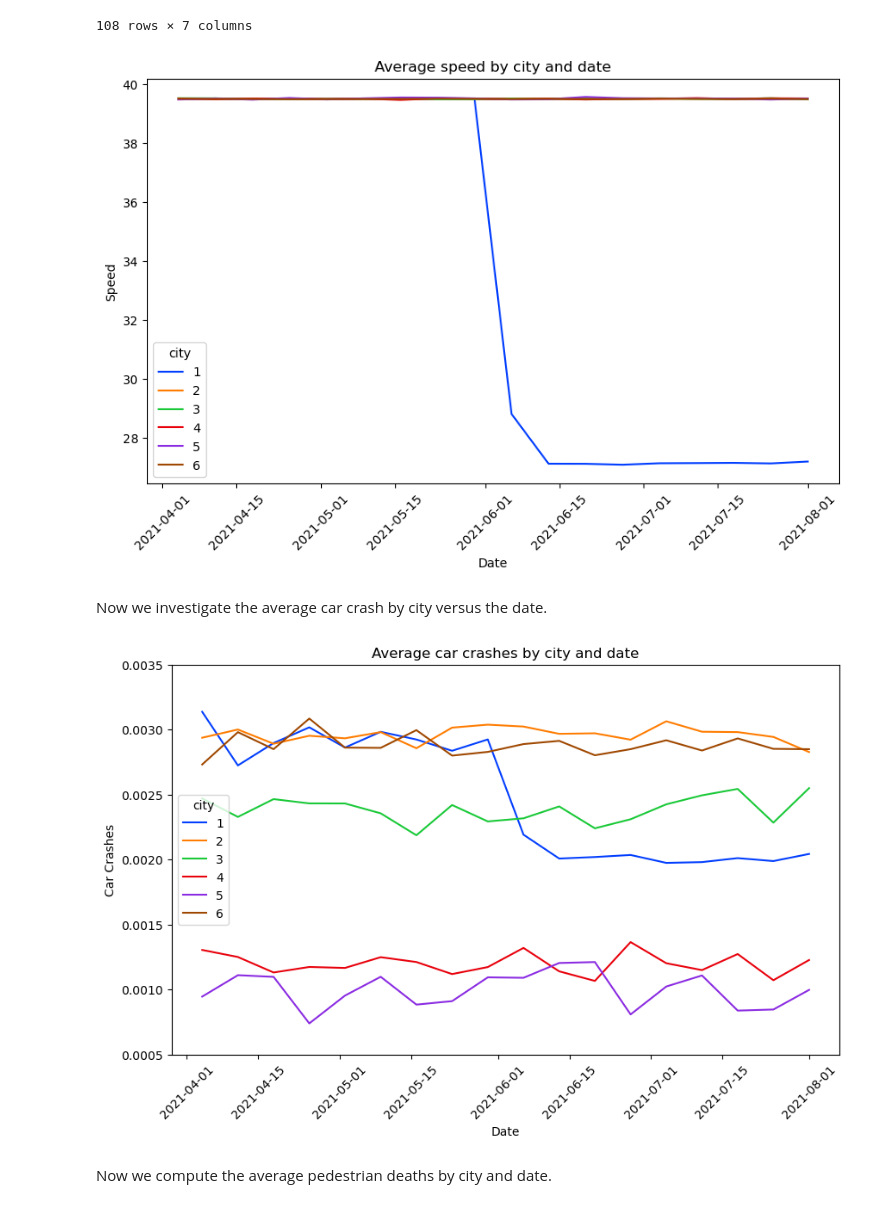
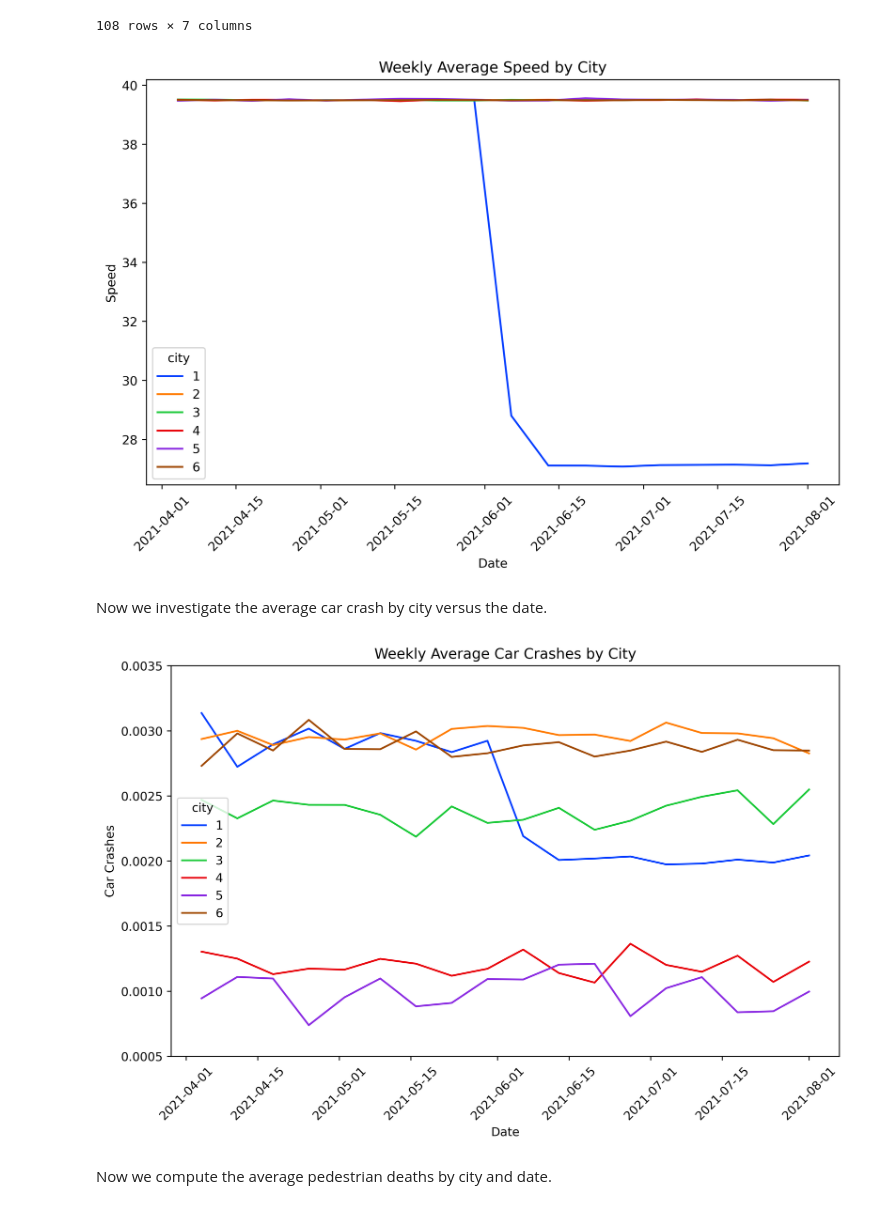
Before and after one commit to leonardohannas/MODS206_TelecomParis, a Jupyter notebook: notebook.ipynb, the cells around one changed output. Saved outputs shown, nothing was run; the diff lists cells and outputs as text; code cells hidden in the pictures.

```diff
--- a/notebook.ipynb
+++ b/notebook.ipynb
@@ -254,30 +261,30 @@ cities_df
 108 rows × 7 columns
 # %%
 speed_cities = cities_df.copy()
-plt.figure(figsize=(10, 6), dpi=100)
+plt.figure(figsize=(10, 6), dpi=500)
 sns.lineplot(x='datetime', y='speed', hue='city', data=speed_cities, palette='bright')
-plt.title("Average speed by city and date")
+plt.title("Weekly Average Speed by City")
 plt.ylabel("Speed")
 plt.xlabel("Date")
 plt.xticks(rotation=45)
 plt.show()
 # %% [output]
-[figure, old version]
+[figure, new version]
 # %% [markdown]
 Now we investigate the average car crash by city versus the date.
 # %%
 car_crash_cities = cities_df.copy()
 
-plt.figure(figsize=(10, 6), dpi=100)
+plt.figure(figsize=(10, 6), dpi=500)
 sns.lineplot(x='datetime', y='carCrash', hue='city', data=car_crash_cities, palette='bright')
-plt.title("Average car crashes by city and date")
+plt.title("Weekly Average Car Crashes by City")
 plt.ylabel("Car Crashes")
 plt.xlabel("Date")
 plt.ylim(0.0005, 0.0035)
 plt.xticks(rotation=45)
 plt.show()
 # %% [output]
-[figure, old version]
+[figure, new version]
 # %% [markdown]
 Now we compute the average pedestrian deaths by city and date.
 # %%
```
Also changed, not shown: parts of 6 cells of this notebook.
